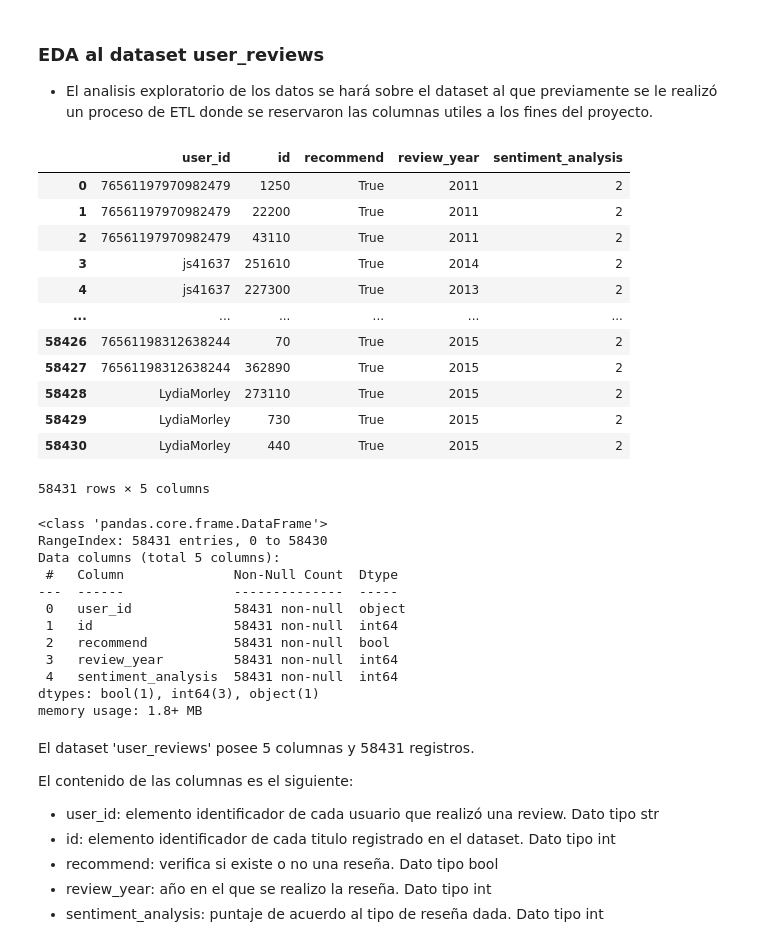
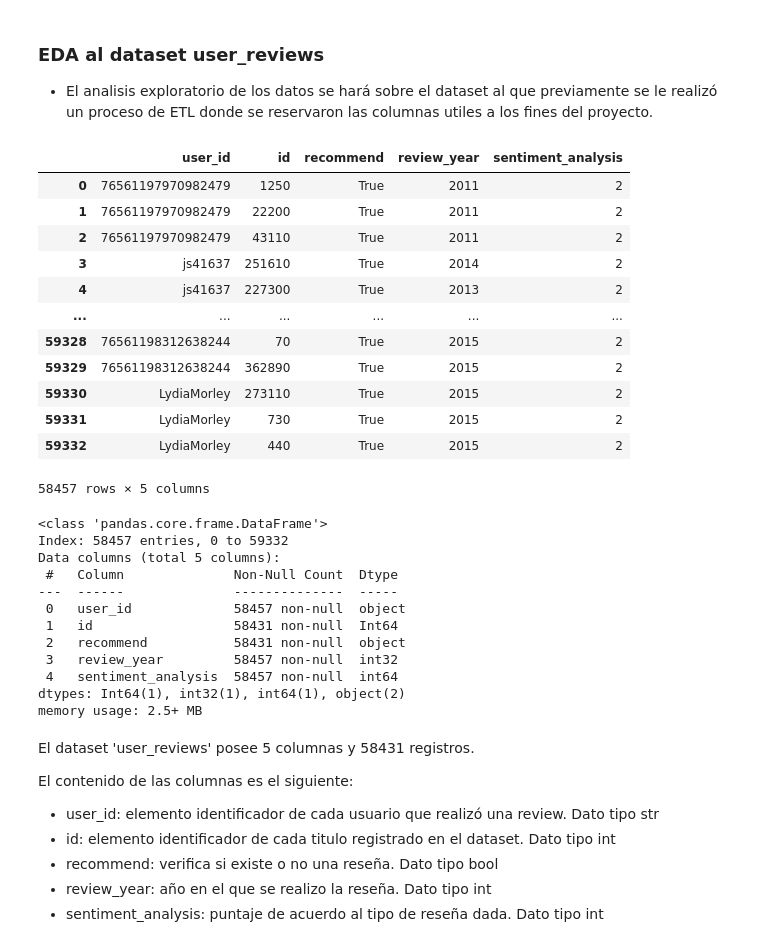
Before and after one commit to LeandroHerner/PI_01, a Jupyter notebook: EDA_User_Reviews.ipynb, the cells around one changed output. Drawn from its saved outputs; the diff is of its cells as text; code cells hidden in the pictures.

```diff
--- a/EDA_User_Reviews.ipynb
+++ b/EDA_User_Reviews.ipynb
@@ -14,37 +14,38 @@ warnings.filterwarnings('ignore')
 - El analisis exploratorio de los datos se hará sobre el dataset al que previamente se le realizó un proceso de ETL donde se reservaron las columnas utiles a los fines del proyecto.
 # %%
 # Se carga el archivo para generar un dataframe
-user_reviews = pd.read_csv('csv_limpios/user_reviews.csv')
+#user_reviews = pd.read_csv('csv_limpios/user_reviews.csv')
+user_reviews = pd.read_parquet('datos_parquet/user_reviews.parquet')
 user_reviews
 # %% [output]
 |  | user_id | id | recommend | review_year | sentiment_analysis |
 | 0 | 76561197970982479 | 1250 | True | 2011 | 2 |
 | 1 | 76561197970982479 | 22200 | True | 2011 | 2 |
 | 2 | 76561197970982479 | 43110 | True | 2011 | 2 |
 | 3 | js41637 | 251610 | True | 2014 | 2 |
 | 4 | js41637 | 227300 | True | 2013 | 2 |
 | ... | ... | ... | ... | ... | ... |
-| 58426 | 76561198312638244 | 70 | True | 2015 | 2 |
-| 58427 | 76561198312638244 | 362890 | True | 2015 | 2 |
-| 58428 | LydiaMorley | 273110 | True | 2015 | 2 |
-| 58429 | LydiaMorley | 730 | True | 2015 | 2 |
-| 58430 | LydiaMorley | 440 | True | 2015 | 2 |
+| 59328 | 76561198312638244 | 70 | True | 2015 | 2 |
+| 59329 | 76561198312638244 | 362890 | True | 2015 | 2 |
+| 59330 | LydiaMorley | 273110 | True | 2015 | 2 |
+| 59331 | LydiaMorley | 730 | True | 2015 | 2 |
+| 59332 | LydiaMorley | 440 | True | 2015 | 2 |
-58431 rows × 5 columns
+58457 rows × 5 columns
 # %%
 user_reviews.info()
 # %% [output]
 <class 'pandas.core.frame.DataFrame'>
-RangeIndex: 58431 entries, 0 to 58430
+Index: 58457 entries, 0 to 59332
 Data columns (total 5 columns):
  #   Column              Non-Null Count  Dtype
 ---  ------              --------------  -----
- 0   user_id             58431 non-null  object
- 1   id                  58431 non-null  int64
- 2   recommend           58431 non-null  bool
- 3   review_year         58431 non-null  int64
- 4   sentiment_analysis  58431 non-null  int64
-dtypes: bool(1), int64(3), object(1)
-memory usage: 1.8+ MB
+ 0   user_id             58457 non-null  object
+ 1   id                  58431 non-null  Int64
+ 2   recommend           58431 non-null  object
+ 3   review_year         58457 non-null  int32
+ 4   sentiment_analysis  58457 non-null  int64
+dtypes: Int64(1), int32(1), int64(1), object(2)
+memory usage: 2.5+ MB
 # %% [markdown]
 El dataset 'user_reviews' posee 5 columnas y 58431 registros.
 
```
Also changed, not shown: parts of 6 cells of this notebook, 12 other files.
